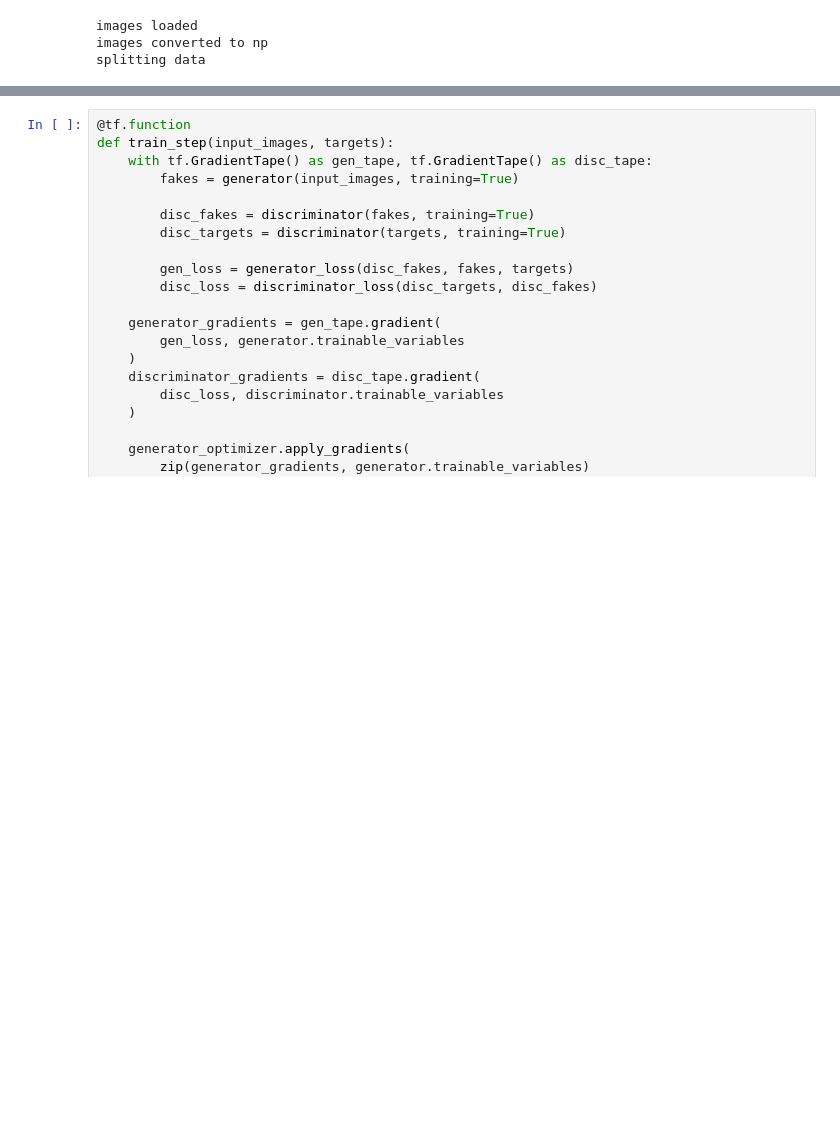
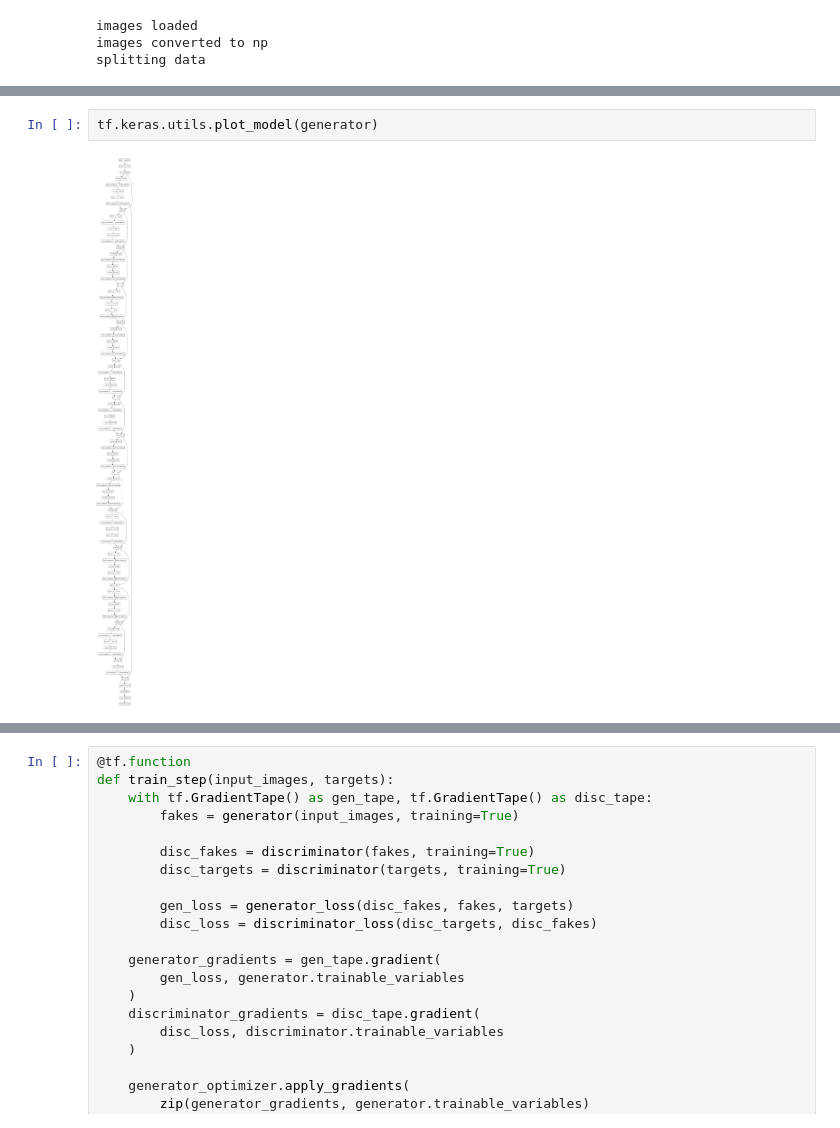
Before and after one commit to mserek/face_superresolution, a Jupyter notebook: training.ipynb, the cells around one changed output, grey strips where cells are left out. Cells and saved outputs as stored; diff of their text form; blank space fills up the shorter version.

```diff
--- a/training.ipynb
+++ b/training.ipynb
@@ -95,2 +102,6 @@ discriminator = get_discriminator()
+# %%
+tf.keras.utils.plot_model(generator)
+# %% [output]
+[figure, added]
 # %%
 tf.keras.utils.plot_model(discriminator)
```
Also changed, not shown: parts of 11 cells of this notebook.
